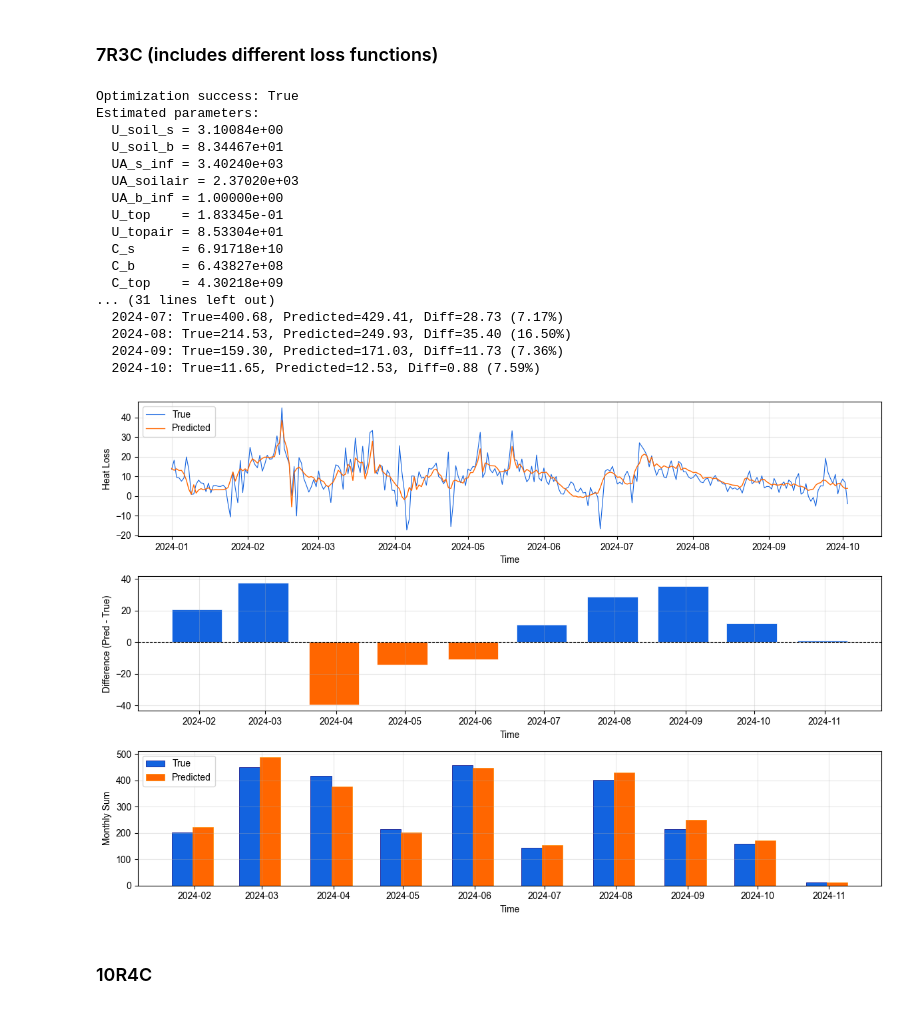
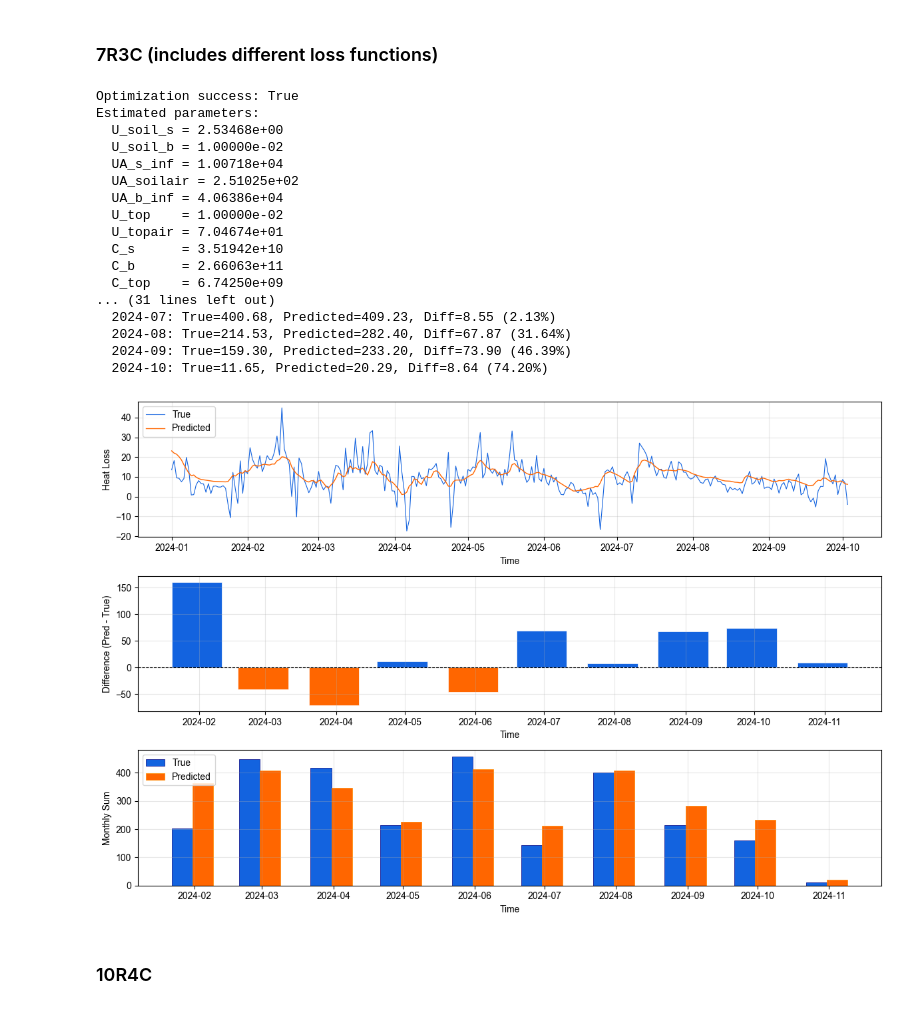
Before and after one commit to chenxie0591/GreyBox-model-heatloss-PTES, a Jupyter notebook: Greybox_heatloss_GitHub.ipynb, the cells around one changed output. Cells and saved outputs as stored; diff of their text form; code cells hidden in the pictures.

```diff
--- a/Greybox_heatloss_GitHub.ipynb
+++ b/Greybox_heatloss_GitHub.ipynb
@@ -21,7 +21,7 @@ set_all_seeds(42)
 # %% [markdown]
 ### (1) load data
 # %%
-df = pd.read_csv('hoje_taastrup_10min.csv',index_col=0)
+df = pd.read_csv('D:/work/PhD/TREASURE/fault-diagnosis/model/data/processed/hoje_taastrup_10min.csv',index_col=0)
 df.index = pd.to_datetime(df.index)
 A_strings = [c for c in df.columns if c.startswith('A')]
 A_strings.sort()
@@ -390,8 +390,8 @@ def state_variable_model(trainx, trainy, testx, testy):
               (0.01,100),      # U_topair
               (1e9,5e12),      # C_s
               (1e7,1e10),      # C_top
-              (5,90),          # Ts0
-              (5,90)]          # Tt0
+              (5,30),          # Ts0
+              (5,30)]          # Tt0
 
 
     lb = [b[0] for b in bounds]
@@ -547,8 +547,8 @@ def state_variable_model(trainx, trainy, testx, testy):
               (0.01,100),     # U_top
               (1e9,5e12),     # C_s
               (1e8,5e11),     # C_b
-              (5,90),         # Ts0
-              (5,90)]         # Tb0
+              (5,30),         # Ts0
+              (5,30)]         # Tb0
 
     lb = [b[0] for b in bounds]
     ub = [b[1] for b in bounds]
@@ -780,9 +780,9 @@ def state_variable_model(trainx, trainy, testx, testy, loss_type='mse'):
               (1e9,5e12),     # C_s
               (1e8,5e11),     # C_b
               (1e7,1e10),     # C_top
-              (5,90),         # Ts0
-              (5,90),         # Tb0
-              (5,90)]         # Tt0
+              (5,30),         # Ts0
+              (5,30),         # Tb0
+              (5,30)]         # Tt0
 
 
     lb = [b[0] for b in bounds]
@@ -807,48 +807,48 @@ def state_variable_model(trainx, trainy, testx, testy, loss_type='mse'):
     test_pred, T_t, T_s, T_b = simulate_7R3C(x_best_real, test_T_watertop, test_T_waterside, test_T_waterbot, test_Tair)
 
     calculate_error_statistics(trainy, train_pred, testy, test_pred, model_name='Model')
     plot_compare(testy, test_pred)
 
     results_df = pd.DataFrame({
         'observed': testy,
         'predicted': test_pred
     })
     # results_df.to_csv(f'7R3C.csv', index=True, index_label='datetime')
 
 # load data and split it into training set and testing set
 weighted_temp = water.mean(axis=1)
 watertop = water['A_00.25m']
 waterbot = water['A_13.80m']
 
 water_input = pd.concat([watertop,waterbot,weighted_temp,tair],axis=1)
 water_input.columns = ['watertop','waterbot','waterside','Tam']
 
 trainx = water_input[(water_input.index< '2024-07-01')]
 trainy = heat_loss[(heat_loss.index< '2024-07-01')]
 
 testx = water_input
 testy = heat_loss
 
 state_variable_model(trainx, trainy, testx, testy, loss_type='mse')
 # %% [output]
 Optimization success: True
 Estimated parameters:
-  U_soil_s = 3.10084e+00
-  U_soil_b = 8.34467e+01
-  UA_s_inf = 3.40240e+03
-  UA_soilair = 2.37020e+03
-  UA_b_inf = 1.00000e+00
-  U_top    = 1.83345e-01
-  U_topair = 8.53304e+01
-  C_s      = 6.91718e+10
-  C_b      = 6.43827e+08
-  C_top    = 4.30218e+09
+  U_soil_s = 2.53468e+00
+  U_soil_b = 1.00000e-02
+  UA_s_inf = 1.00718e+04
+  UA_soilair = 2.51025e+02
+  UA_b_inf = 4.06386e+04
+  U_top    = 1.00000e-02
+  U_topair = 7.04674e+01
+  C_s      = 3.51942e+10
+  C_b      = 2.66063e+11
+  C_top    = 6.74250e+09
 ... (31 lines left out)
-  2024-07: True=400.68, Predicted=429.41, Diff=28.73 (7.17%)
-  2024-08: True=214.53, Predicted=249.93, Diff=35.40 (16.50%)
-  2024-09: True=159.30, Predicted=171.03, Diff=11.73 (7.36%)
-  2024-10: True=11.65, Predicted=12.53, Diff=0.88 (7.59%)
+  2024-07: True=400.68, Predicted=409.23, Diff=8.55 (2.13%)
+  2024-08: True=214.53, Predicted=282.40, Diff=67.87 (31.64%)
+  2024-09: True=159.30, Predicted=233.20, Diff=73.90 (46.39%)
+  2024-10: True=11.65, Predicted=20.29, Diff=8.64 (74.20%)
-[figure, old version]
+[figure, new version]
 # %% [markdown]
 ### 10R4C
 # %%
```
Also changed, not shown: parts of 5 cells of this notebook.
